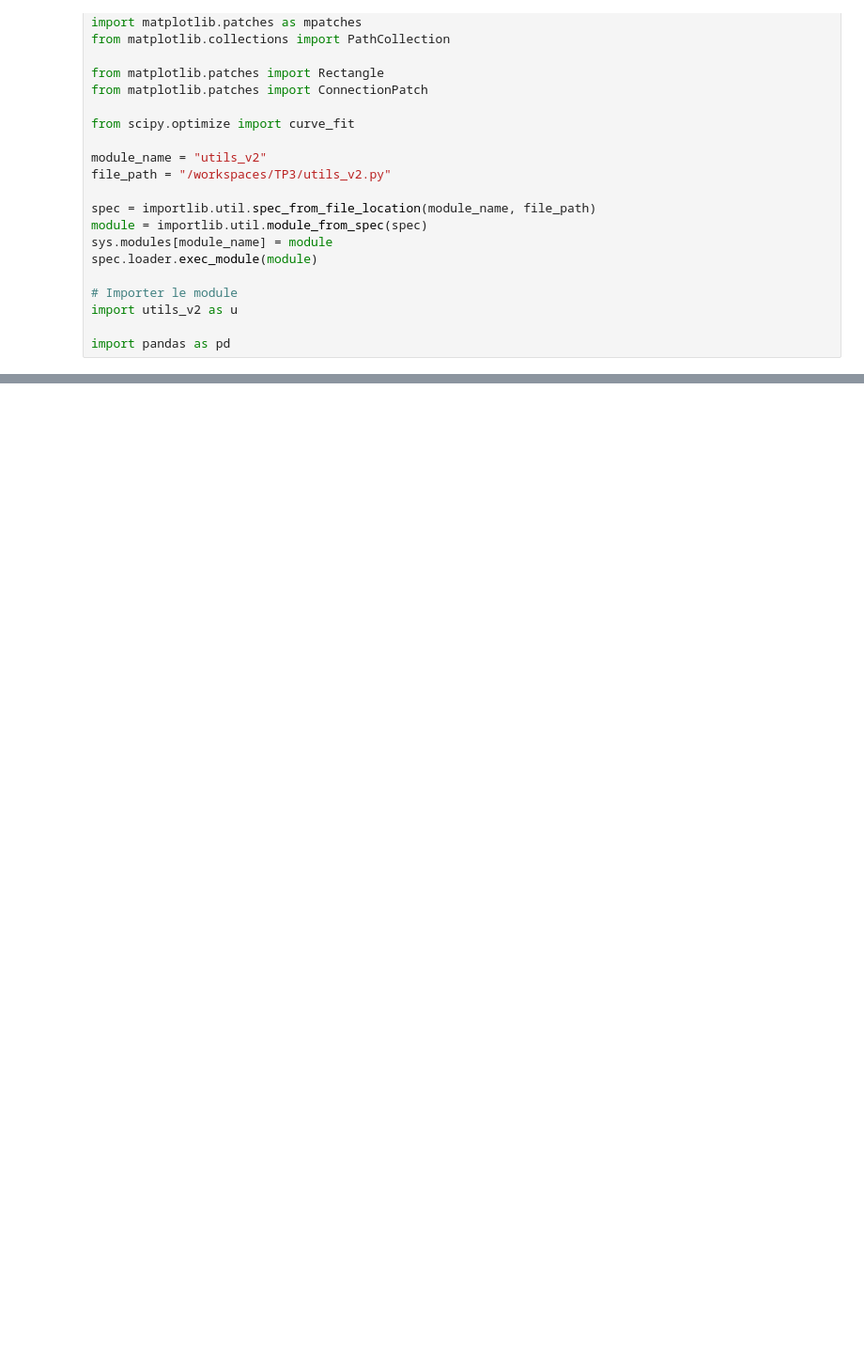
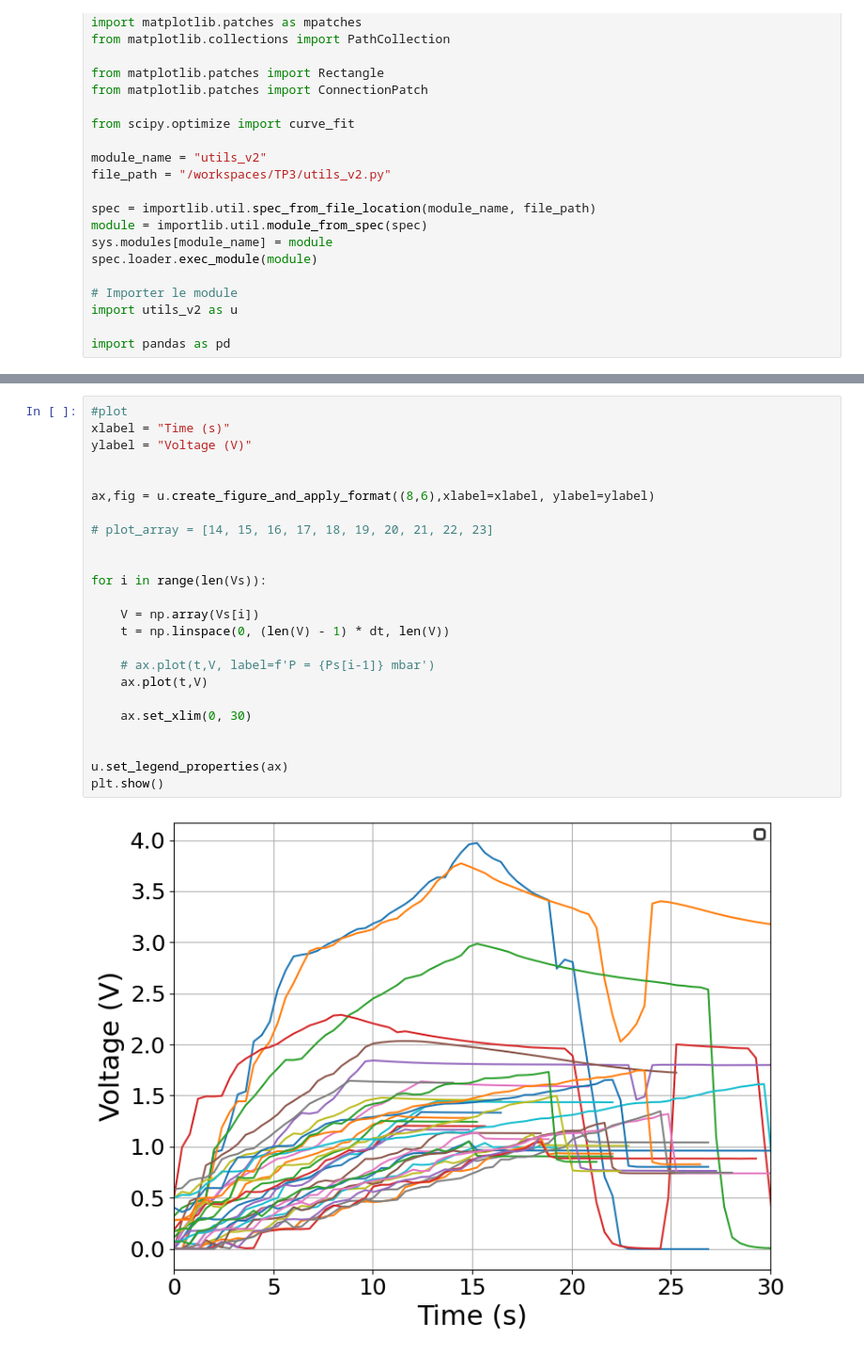
Before and after one commit to ferocitoo/TP3, a Jupyter notebook: TP_Plasma/Discharge_air.ipynb, the cells around one changed output, grey strips where cells are left out. Shown: that part at 94% size. Cells and saved outputs as stored; diff of their text form; blank space fills up the shorter version.

```diff
--- a/TP_Plasma/Discharge_air.ipynb
+++ b/TP_Plasma/Discharge_air.ipynb
@@ -43,0 +81,26 @@ dt = 0.401
+# %%
+#plot
+xlabel = "Time (s)"
+ylabel = "Voltage (V)"
+
+
+ax,fig = u.create_figure_and_apply_format((8,6),xlabel=xlabel, ylabel=ylabel)
+
+# plot_array = [14, 15, 16, 17, 18, 19, 20, 21, 22, 23]
+
+
+for i in range(len(Vs)):
+
+    V = np.array(Vs[i])
+    t = np.linspace(0, (len(V) - 1) * dt, len(V))
+
+    # ax.plot(t,V, label=f'P = {Ps[i-1]} mbar')
+    ax.plot(t,V)
+
+    ax.set_xlim(0, 30)
+
+
+u.set_legend_properties(ax)
+plt.show()
+# %% [output]
+[figure, added]
```
Also changed, not shown: parts of 5 cells of this notebook.
